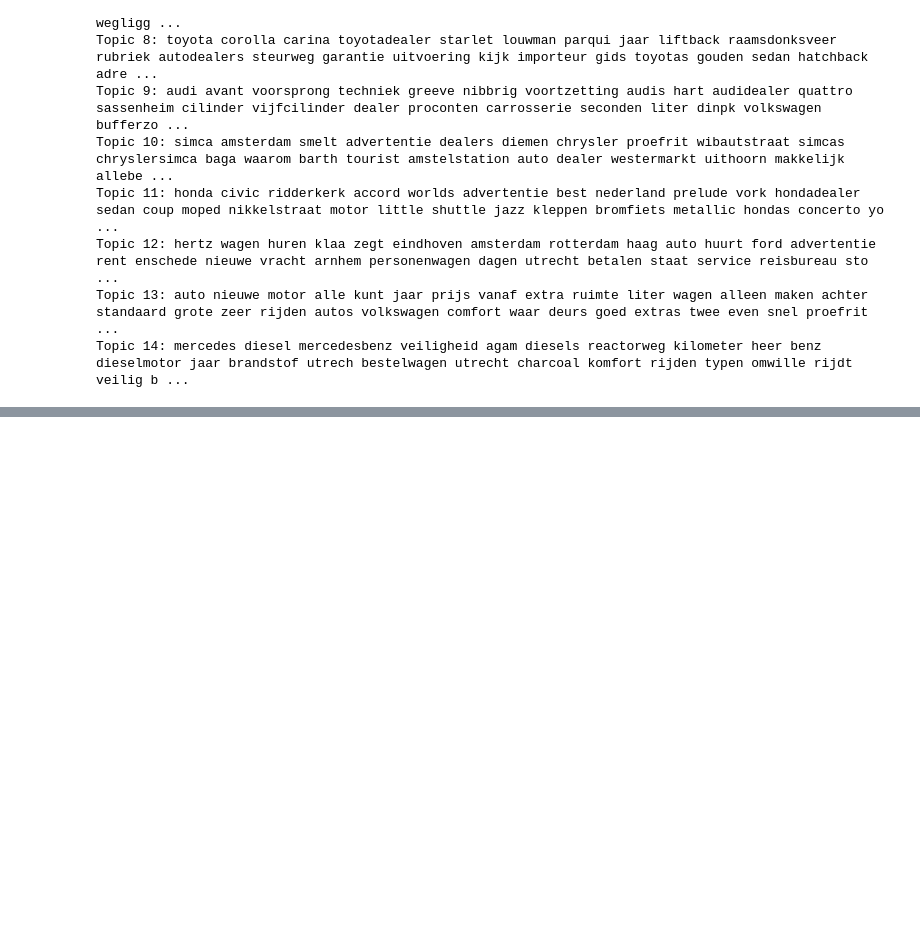
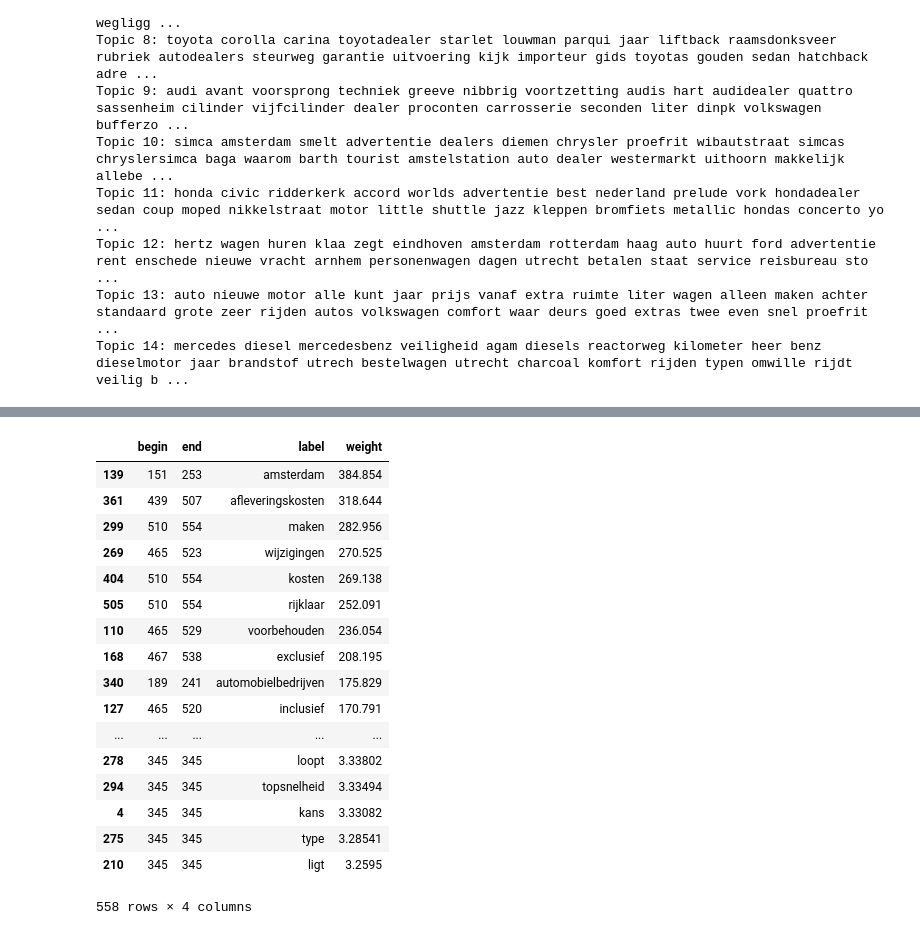
Before and after one commit to melvinwevers/imagetxts, a Jupyter notebook: BurstinAds.ipynb, the cells around one changed output, grey strips where cells are left out. Cells and saved outputs as stored; diff of their text form; code cells hidden in the pictures; blank space fills up the shorter version.

```diff
--- a/BurstinAds.ipynb
+++ b/BurstinAds.ipynb
@@ -658,0 +889,21 @@ for topic in topic_words:
+# %%
+bursts_unique_words
+# %% [output]
+|  | begin | end | label | weight |
+| 139 | 151 | 253 | amsterdam | 384.854 |
+| 361 | 439 | 507 | afleveringskosten | 318.644 |
+| 299 | 510 | 554 | maken | 282.956 |
+| 269 | 465 | 523 | wijzigingen | 270.525 |
+| 404 | 510 | 554 | kosten | 269.138 |
+| 505 | 510 | 554 | rijklaar | 252.091 |
+| 110 | 465 | 529 | voorbehouden | 236.054 |
+| 168 | 467 | 538 | exclusief | 208.195 |
+| 340 | 189 | 241 | automobielbedrijven | 175.829 |
+| 127 | 465 | 520 | inclusief | 170.791 |
+| ... | ... | ... | ... | ... |
+| 278 | 345 | 345 | loopt | 3.33802 |
+| 294 | 345 | 345 | topsnelheid | 3.33494 |
+| 4 | 345 | 345 | kans | 3.33082 |
+| 275 | 345 | 345 | type | 3.28541 |
+| 210 | 345 | 345 | ligt | 3.2595 |
+558 rows × 4 columns
```
Also changed, not shown: parts of 57 cells of this notebook, 24 other files.
